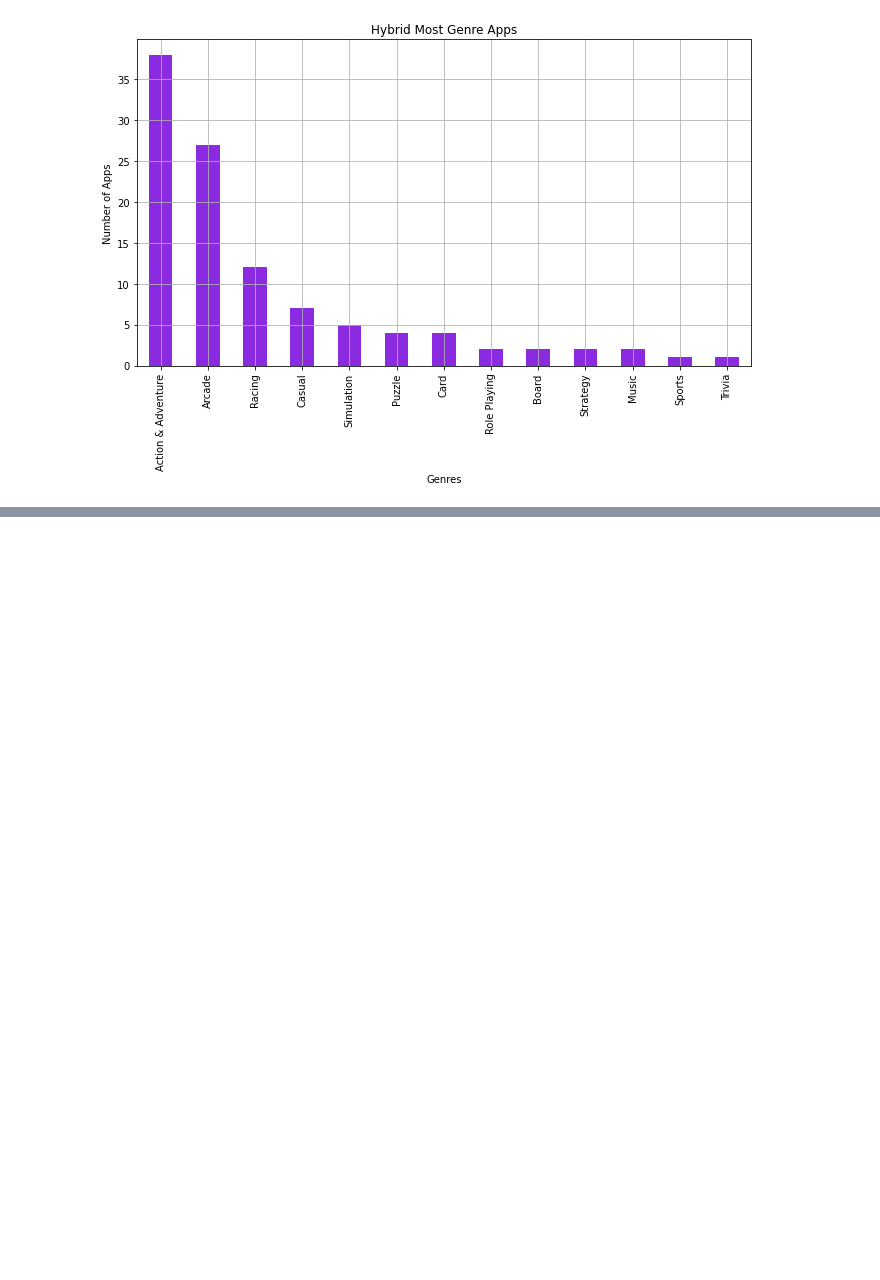
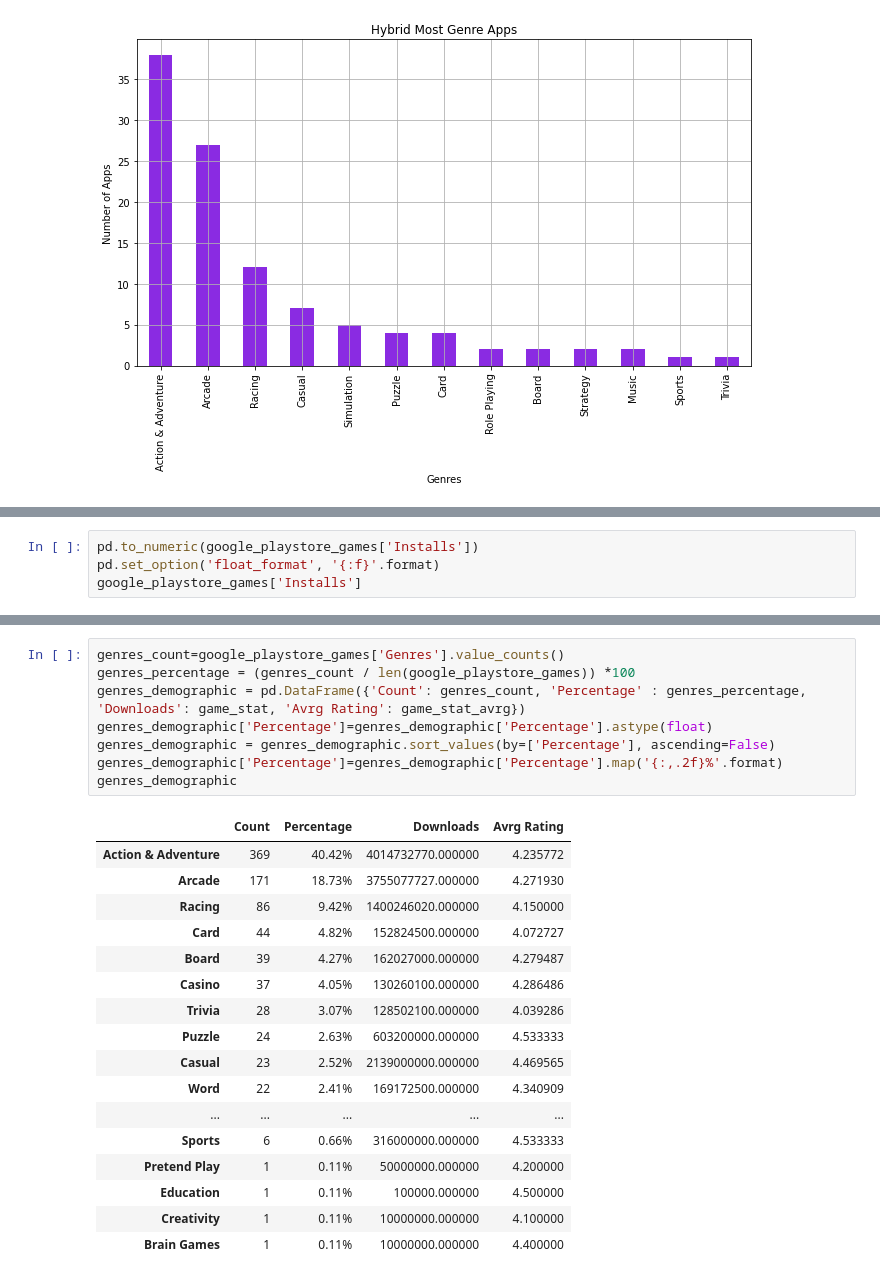
Before and after one commit to RaulMaya/iOS-vs-Android, a Jupyter notebook: Project_1_Jupyter_Notebook.ipynb, the cells around one changed output, grey strips where cells are left out. Drawn from its saved outputs; the diff is of its cells as text; blank space fills up the shorter version.

```diff
--- a/Project_1_Jupyter_Notebook.ipynb
+++ b/Project_1_Jupyter_Notebook.ipynb
@@ -1174,0 +1177,4 @@ plt.show()
+# %%
+pd.to_numeric(google_playstore_games['Installs'])
+pd.set_option('float_format', '{:f}'.format)
+google_playstore_games['Installs']
@@ -1174,0 +1216,26 @@ plt.show()
+# %%
+genres_count=google_playstore_games['Genres'].value_counts()
+genres_percentage = (genres_count / len(google_playstore_games)) *100
+genres_demographic = pd.DataFrame({'Count': genres_count, 'Percentage' : genres_percentage, 'Downloads': game_stat, 'Avrg Rating': game_stat_avrg})
+genres_demographic['Percentage']=genres_demographic['Percentage'].astype(float)
+genres_demographic = genres_demographic.sort_values(by=['Percentage'], ascending=False)
+genres_demographic['Percentage']=genres_demographic['Percentage'].map('{:,.2f}%'.format)
+genres_demographic
+# %% [output]
+|  | Count | Percentage | Downloads | Avrg Rating |
+| Action & Adventure | 369 | 40.42% | 4014732770.000000 | 4.235772 |
+| Arcade | 171 | 18.73% | 3755077727.000000 | 4.271930 |
+| Racing | 86 | 9.42% | 1400246020.000000 | 4.150000 |
+| Card | 44 | 4.82% | 152824500.000000 | 4.072727 |
+| Board | 39 | 4.27% | 162027000.000000 | 4.279487 |
+| Casino | 37 | 4.05% | 130260100.000000 | 4.286486 |
+| Trivia | 28 | 3.07% | 128502100.000000 | 4.039286 |
+| Puzzle | 24 | 2.63% | 603200000.000000 | 4.533333 |
+| Casual | 23 | 2.52% | 2139000000.000000 | 4.469565 |
+| Word | 22 | 2.41% | 169172500.000000 | 4.340909 |
+| ... | ... | ... | ... | ... |
+| Sports | 6 | 0.66% | 316000000.000000 | 4.533333 |
+| Pretend Play | 1 | 0.11% | 50000000.000000 | 4.200000 |
+| Education | 1 | 0.11% | 100000.000000 | 4.500000 |
+| Creativity | 1 | 0.11% | 10000000.000000 | 4.100000 |
+| Brain Games | 1 | 0.11% | 10000000.000000 | 4.400000 |
```
Also changed, not shown: parts of 6 cells of this notebook.
